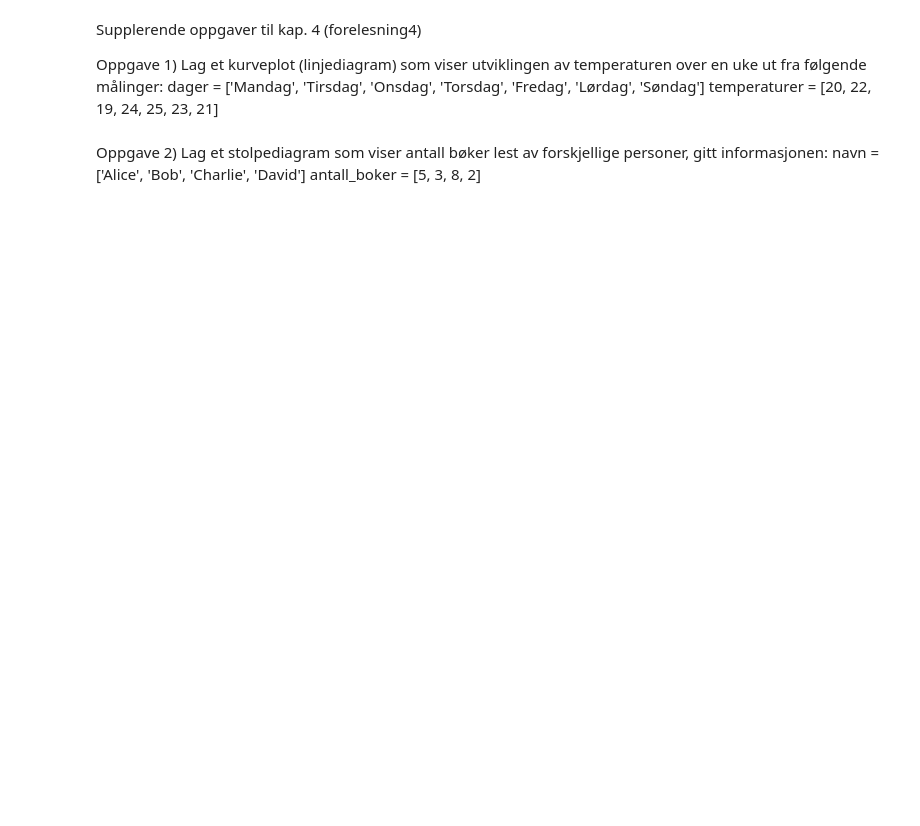
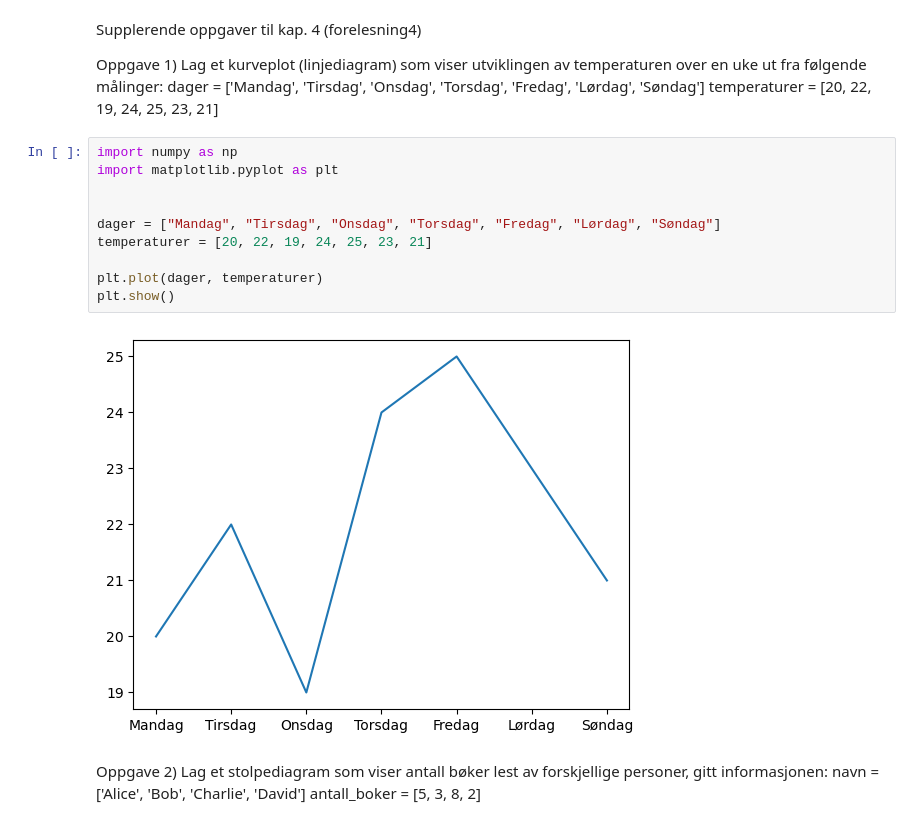
Before and after one commit to Vegard40/PY1010, a Jupyter notebook: Øvingsoppgaver/Oppgave_4_Supplerende.ipynb, the cells around one changed output. Saved outputs shown, nothing was run; the diff lists cells and outputs as text; blank space fills up the shorter version.

```diff
--- a/Øvingsoppgaver/Oppgave_4_Supplerende.ipynb
+++ b/Øvingsoppgaver/Oppgave_4_Supplerende.ipynb
@@ -6,6 +6,18 @@ Lag et kurveplot (linjediagram) som viser utviklingen av temperaturen over en uk
 følgende målinger:
 dager = ['Mandag', 'Tirsdag', 'Onsdag', 'Torsdag', 'Fredag', 'Lørdag', 'Søndag']
 temperaturer = [20, 22, 19, 24, 25, 23, 21]
+# %%
+import numpy as np
+import matplotlib.pyplot as plt
+
+
+dager = ["Mandag", "Tirsdag", "Onsdag", "Torsdag", "Fredag", "Lørdag", "Søndag"]
+temperaturer = [20, 22, 19, 24, 25, 23, 21]
+
+plt.plot(dager, temperaturer)
+plt.show()
+# %% [output]
+[figure, added]
 # %% [markdown]
 Oppgave 2)
 Lag et stolpediagram som viser antall bøker lest av forskjellige personer, gitt
```
Also changed, not shown: parts of 4 cells of this notebook, 2 other files.
